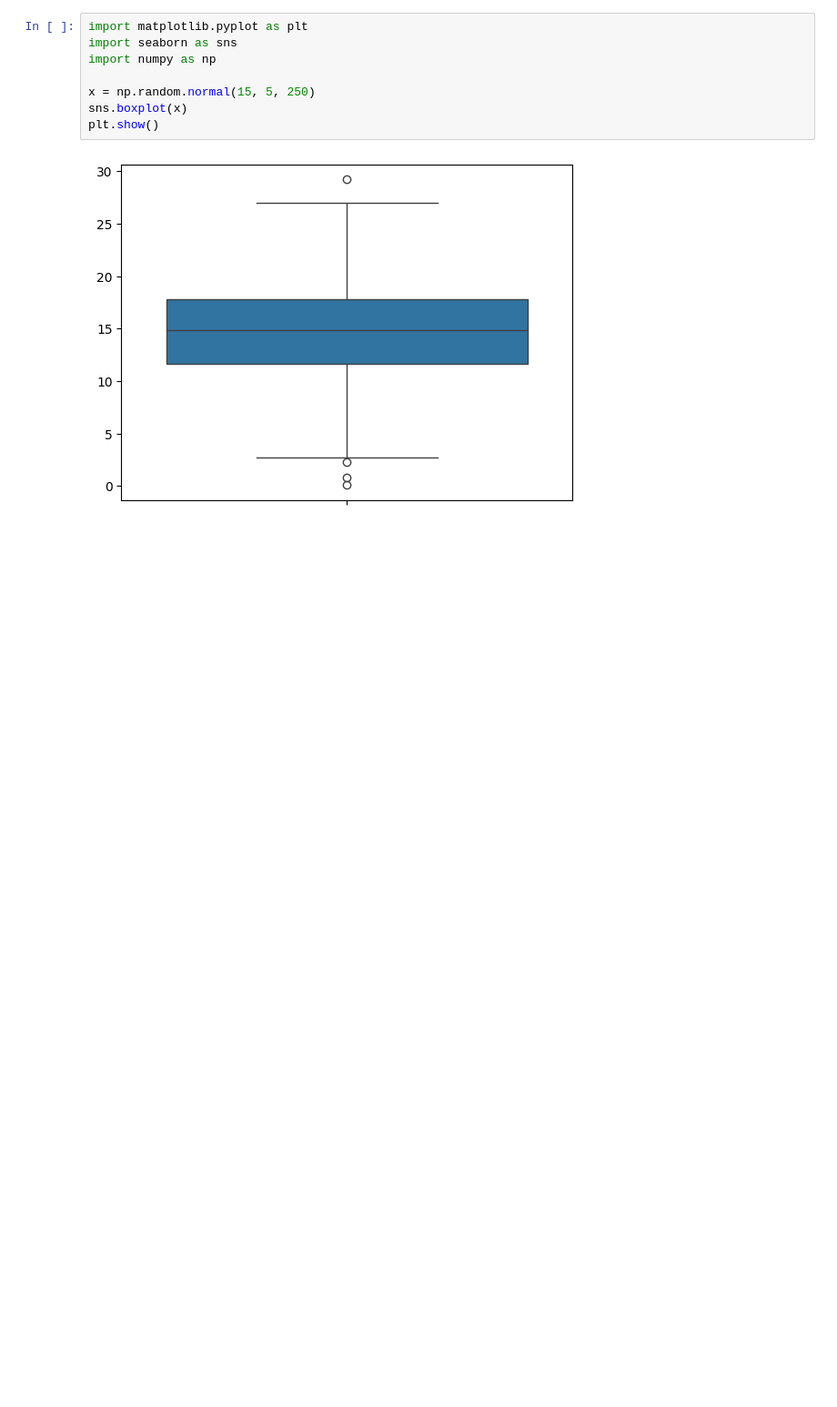
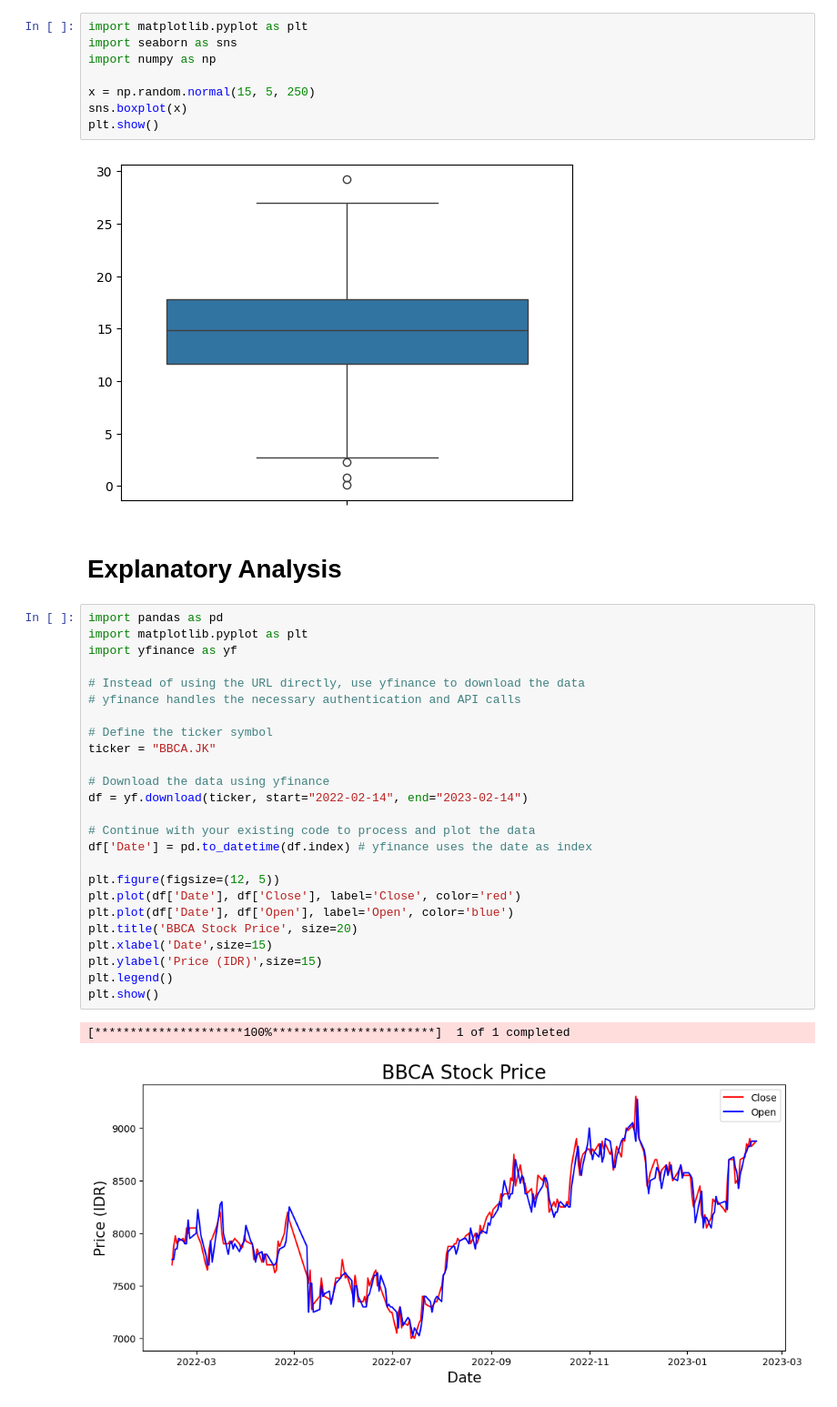
Before and after one commit to ralik45/Belajar-Data-Visualization, a Jupyter notebook: Data_Visualization_Using_Python.ipynb, the cells around one changed output. Shown at 91% size. Drawn from its saved outputs; the diff is of its cells as text; blank space fills up the shorter version.

```diff
--- a/Data_Visualization_Using_Python.ipynb
+++ b/Data_Visualization_Using_Python.ipynb
@@ -124,3 +124,33 @@ sns.boxplot(x)
 plt.show()
 # %% [output]
 [figure]
+# %% [markdown]
+# Explanatory Analysis
+# %%
+import pandas as pd
+import matplotlib.pyplot as plt
+import yfinance as yf
+
+# Instead of using the URL directly, use yfinance to download the data
+# yfinance handles the necessary authentication and API calls
+
+# Define the ticker symbol
+ticker = "BBCA.JK"
+
+# Download the data using yfinance
+df = yf.download(ticker, start="2022-02-14", end="2023-02-14")
+
+# Continue with your existing code to process and plot the data
+df['Date'] = pd.to_datetime(df.index) # yfinance uses the date as index
+
+plt.figure(figsize=(12, 5))
+plt.plot(df['Date'], df['Close'], label='Close', color='red')
+plt.plot(df['Date'], df['Open'], label='Open', color='blue')
+plt.title('BBCA Stock Price', size=20)
+plt.xlabel('Date',size=15)
+plt.ylabel('Price (IDR)',size=15)
+plt.legend()
+plt.show()
+# %% [output]
+[*********************100%***********************]  1 of 1 completed
+[figure, added]
```
Also changed, not shown: parts of 1 cell of this notebook.
